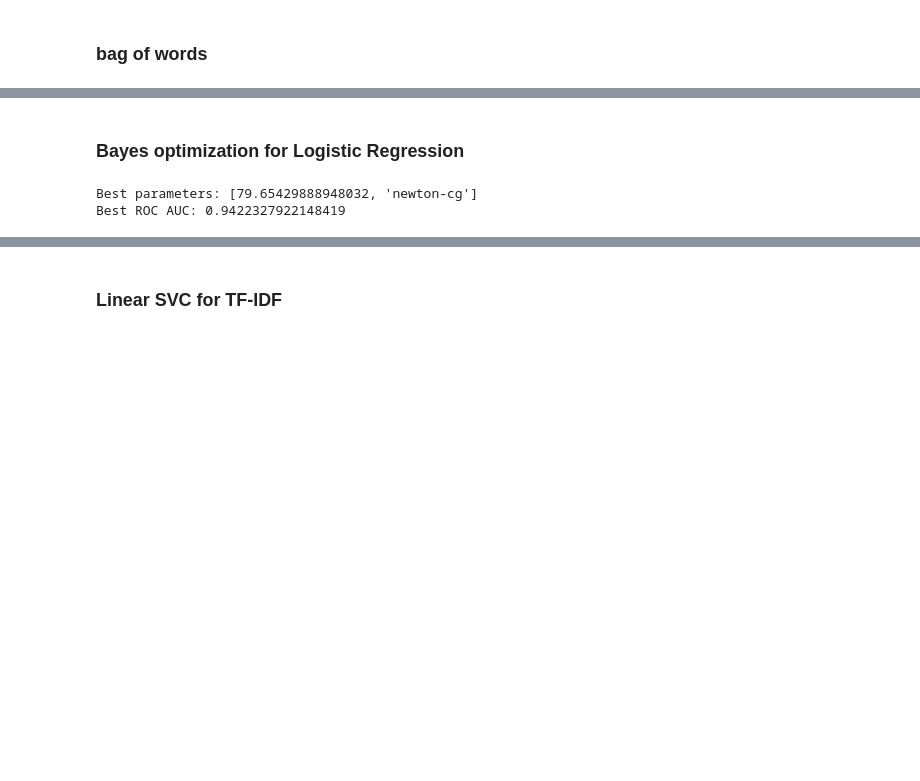
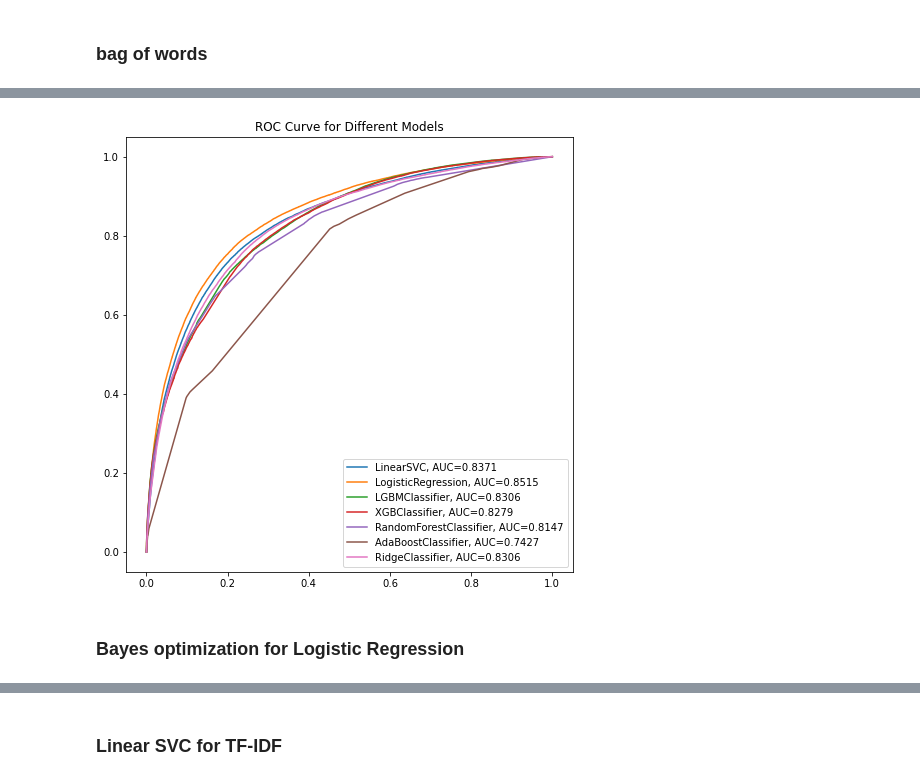
Before and after one commit to sienkozuzanna/tweets-sentiment-ml, a Jupyter notebook: models/models.ipynb, the cells around one changed output, grey strips where cells are left out. Saved outputs shown, nothing was run; the diff lists cells and outputs as text; code cells hidden in the pictures; blank space fills up the shorter version.

```diff
--- a/models/models.ipynb
+++ b/models/models.ipynb
@@ -171,6 +154,20 @@ def print_classification_reports(reports):
 
         print('==================================')
         print('\n')
+# %%
+def roc_curve_plot(models, X_test, y_test):
+    plt.figure(figsize=(8, 8))
+    plt.title("ROC Curve for Different Models")
+    for model_name, model in models.items():
+        if hasattr(model, "predict_proba"):
+            y_score = model.predict_proba(X_test)[:, 1]
+        elif hasattr(model, "decision_function"):
+            y_score = model.decision_function(X_test)
+
+        fpr, tpr, _ = roc_curve(y_test, y_score)
+        auc = round(roc_auc_score(y_test, y_score), 4)
+        plt.plot(fpr, tpr, label=f"{model_name}, AUC={auc}")
+    plt.legend()
 # %% [markdown]
 ### bag of words
 # %%
@@ -178,21 +175,16 @@ preprocessor = ColumnTransformer(
     transformers=[
         ('num', StandardScaler(), numeric_features),
         ('text', CountVectorizer(max_df=0.8), text_feature)])
+# %%
+X_train_bow = bow_preprocessor.fit_transform(X_train)
+X_test_bow = bow_preprocessor.transform(X_test)
 # %%
-models_to_test = {
-    'LinearSVC': Pipeline(steps=[('preprocessor', preprocessor), ('classifier', LinearSVC())]),
-    'LogisticRegression': Pipeline(steps=[('preprocessor', preprocessor), ('classifier', LogisticRegression())]),
-    'LGBMClassifier': Pipeline(steps=[('preprocessor', preprocessor), ('classifier', LGBMClassifier())]),
-    'XGBClassifier': Pipeline(steps=[('preprocessor', preprocessor), ('classifier', XGBClassifier(objective='binary:logistic',
-                                   eval_metric='logloss',
-                                   n_estimators=100,
-                                   max_depth=5))] ),
-    'DecisionTreeClassifier': Pipeline(steps=[('preprocessor', preprocessor), ('classifier', DecisionTreeClassifier(max_depth=10,
-                                                      min_samples_split=10,
-                                                      min_samples_leaf=5,
-                                                      max_features='sqrt',
-                                                      criterion='gini'))])
+bow_models_to_test = {
+    'LinearSVC': Pipeline(steps=[('classifier', LinearSVC())]),
+    'LogisticRegression': Pipeline(steps=[('classifier', LogisticRegression())]),
+    'LGBMClassifier': Pipeline(steps=[('classifier', LGBMClassifier())]),
+    'XGBClassifier': Pipeline(steps=[('classifier', XGBClassifier())]),
+    'RandomForestClassifier': Pipeline(steps=[('classifier', RandomForestClassifier(n_estimators=10, random_state=42, n_jobs=-1))]),
+    'AdaBoostClassifier':  Pipeline(steps=[('classifier', AdaBoostClassifier(n_estimators=10))]),
+    'RidgeClassifier':  Pipeline(steps=[('classifier', RidgeClassifier())])
 }
-
-reports = model_classification_reports(models_to_test, X_train, y_train, X_test, y_test)
-print_classification_reports(reports)
@@ -217,29 +212,6 @@ Model Performance for Test Set:
+# %%
+roc_curve_plot(bow_models_to_test, X_train_bow, y_train, X_test_bow, y_test)
+# %% [output]
+[figure, added]
 # %% [markdown]
 ### Bayes optimization for Logistic Regression
-# %%
-model = Pipeline(steps=[('preprocessor', preprocessor),
-                        ('classifier', LogisticRegression())])
-
-space = [
-    Real(1e-6, 100.0, name='classifier__C'),
-    Categorical(['newton-cg', 'lbfgs', 'liblinear', 'sag', 'saga'], name='classifier__solver')
-]
-
-def objective(params):
-    model.set_params(**{'classifier__C': params[0], 'classifier__solver': params[1]})
-    model.fit(X_train, y_train)
-    y_pred_proba = model.predict_proba(X_train)[:, 1]
-    roc_auc = roc_auc_score(y_train, y_pred_proba)
-    return -roc_auc
-
-n_calls = 20
-with tqdm(total=n_calls, desc="Optimizing", position=0) as pbar:
-    result = gp_minimize(objective, space, n_calls=n_calls, random_state=42, callback=lambda _: pbar.update(1))
-
-best_params = result.x
-best_score = -result.fun
-print("Best parameters:", best_params)
-print("Best ROC AUC:", best_score)
-# %% [output]
-Best parameters: [79.65429888948032, 'newton-cg']
-Best ROC AUC: 0.9422327922148419
```
Also changed, not shown: parts of 89 cells of this notebook, 8 other files.
